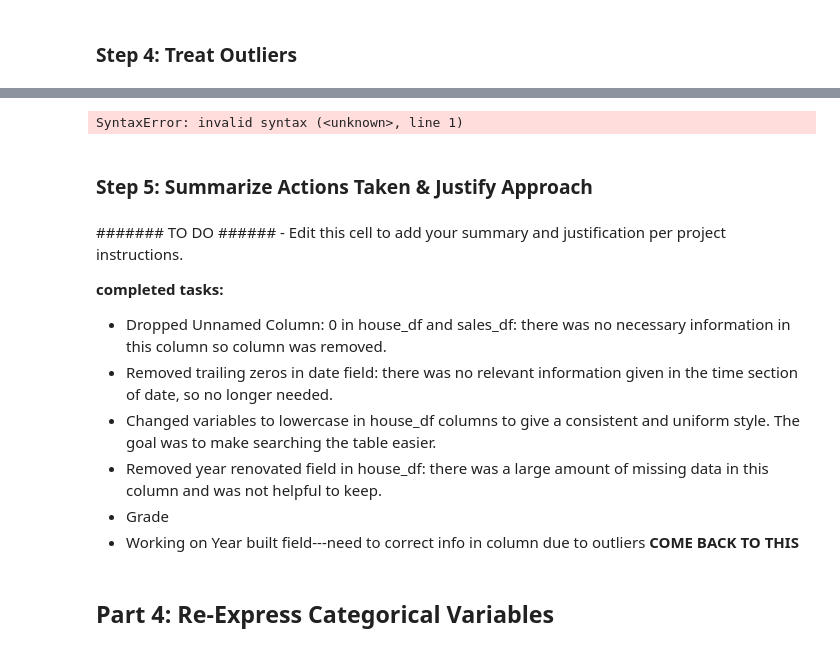
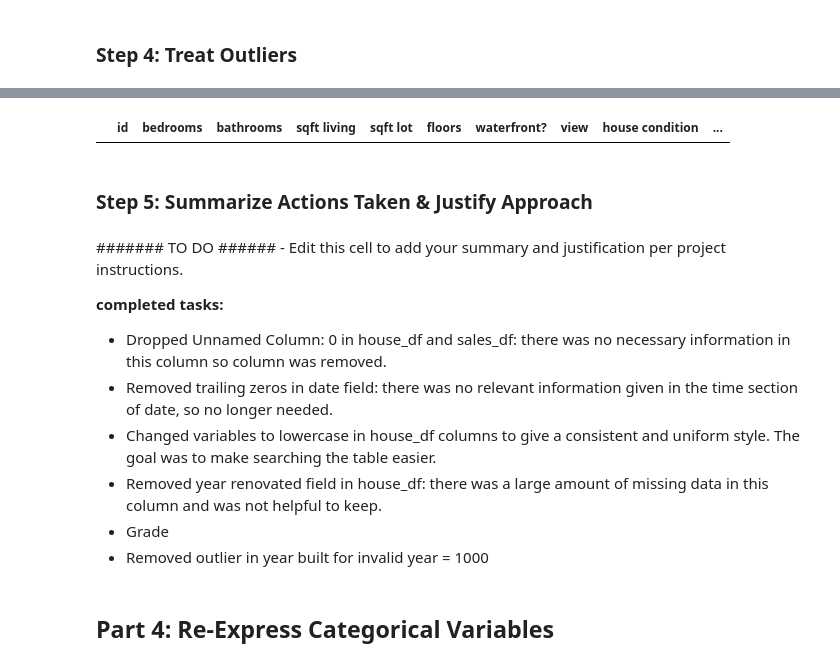
Before and after one commit to cmwill1/data-project-week-2, a Jupyter notebook: starter/Unit 2 Project - Data Cleaning.ipynb, the cells around one changed output, grey strips where cells are left out. Drawn from its saved outputs; the diff is of its cells as text; code cells hidden in the pictures.

Commit message:
corrected errors in file

```diff
--- a/starter/Unit 2 Project - Data Cleaning.ipynb
+++ b/starter/Unit 2 Project - Data Cleaning.ipynb
@@ -14,6 +14,10 @@ This step should have been completed prior to opening the Jupyter Notebook. Refe
 Congratulations! If you're here it means you have completed Step 2.
 # %% [markdown]
 ### Step 3: Load .csv Files into DataFrames
+# %%
+raw_house_df = pd.read_csv('house_data.csv')
+
+raw_sales_df = pd.read_csv('house_sales.csv')
 # %%
 ####### TO DO ########
 
@@ -731,7 +741,7 @@ memory usage: 3.0+ MB
 
 #Drop column in house_df "Year Renovated", too much missing info
 ### CLEAN ###
-house_df.drop('Year Renovated', axis=1,inplace=True)
+house_df.drop('year renovated', axis=1,inplace=True)
 ### TEST ###
 house_df.info()
 # %% [output]
@@ -782,0 +773,2 @@ memory usage: 3.0+ MB
+# %%
+house_df['year built_zscore'] = zscore(house_df['year built'])
@@ -784,11 +796,13 @@ memory usage: 3.0+ MB
 ### DEFINE ###
 #correct the outlier in 'year built' column from house_df
 ### CLEAN ###
-house_df = house_df.query('year built != 1000').copy()
+house_df = house_df.query('`year built` != 1000').copy()
 ### TEST ###
-house_df.query('year built_zscore > 3 or year built_zscore < -3')
+# house_df.query('year built_zscore > 3 or year built_zscore < -3')
-# %% [output]
-SyntaxError: invalid syntax (<unknown>, line 1)
+# %%
+house_df.query('`year built_zscore` > 3 or `year built_zscore` < -3')
+# %% [output]
+|  | id | bedrooms | bathrooms | sqft living | sqft lot | floors | waterfront? | view | house condition | ... |
 # %% [markdown]
 ### Step 5: Summarize Actions Taken & Justify Approach
 # %%
@@ -805,7 +819,7 @@ __completed tasks:__
 - Changed variables to lowercase in house_df columns to give a consistent and uniform style. The goal was to make searching the table easier.
 - Removed year renovated field in house_df: there was a large amount of missing data in this column and was not helpful to keep.
 - Grade
-- Working on Year built field---need to correct info in column due to outliers ****COME BACK TO THIS****
+- Removed outlier in year built for invalid year = 1000
 # %% [markdown]
 ## Part 4: Re-Express Categorical Variables
 # %% [markdown]
```
Also changed, not shown: parts of 115 cells of this notebook, 1 other file.
